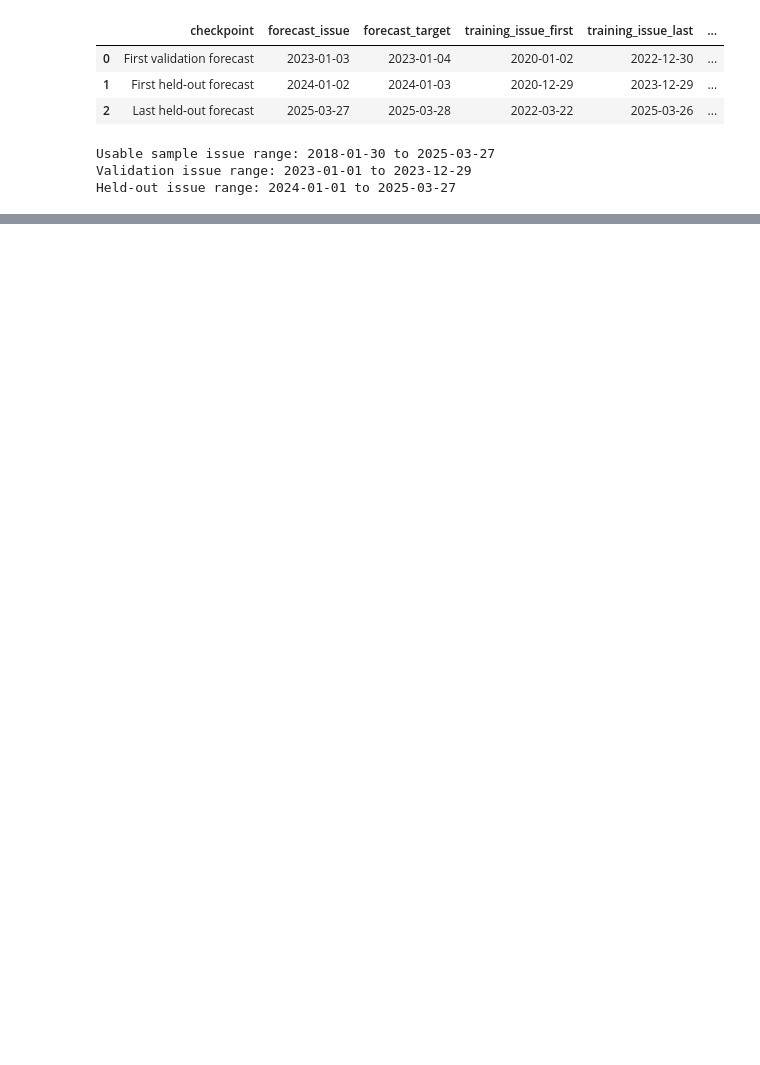
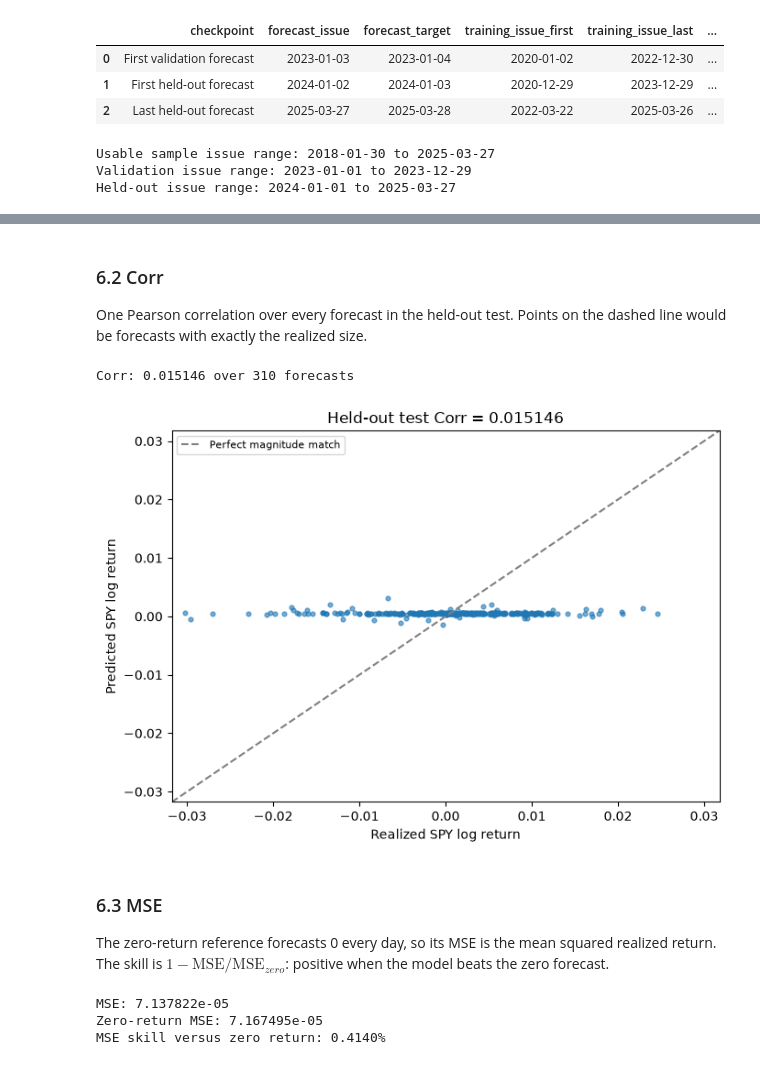
Before and after one commit to Hardy-Z/My_Trading_System, a Jupyter notebook: Signature_Price_Forecast/signature_price_forecast.ipynb, the cells around one changed output, grey strips where cells are left out. Saved outputs shown, nothing was run; the diff lists cells and outputs as text; code cells hidden in the pictures; blank space fills up the shorter version.

```diff
--- a/Signature_Price_Forecast/signature_price_forecast.ipynb
+++ b/Signature_Price_Forecast/signature_price_forecast.ipynb
@@ -343,0 +320,33 @@ SPY held-out test: model versus baselines
+# %% [markdown]
+### 6.2 Corr
+
+One Pearson correlation over every forecast in the held-out test. Points on the dashed line would be forecasts with exactly the realized size.
+# %%
+print(f"Corr: {row['corr']:.6f} over {int(row.n)} forecasts")
+fig, ax = plt.subplots(figsize=(7, 5))
+ax.scatter(test_frame.actual_return, test_frame.predicted_return, s=12, alpha=.6)
+bound = max(np.abs(test_frame.actual_return).max(), np.abs(test_frame.predicted_return).max())*1.05
+ax.plot([-bound, bound], [-bound, bound], '--', color='gray', label='Perfect magnitude match')
+ax.set(xlim=(-bound, bound), ylim=(-bound, bound),
+       xlabel='Realized SPY log return', ylabel='Predicted SPY log return',
+       title=f"Held-out test Corr = {row['corr']:.6f}")
+ax.legend(fontsize=8)
+fig.tight_layout()
+fig.savefig(OUTPUT / 'predicted_vs_realized.png', dpi=160)
+plt.show()
+# %% [output]
+Corr: 0.015146 over 310 forecasts
+[figure, added]
+# %% [markdown]
+### 6.3 MSE
+
+The zero-return reference forecasts 0 every day, so its MSE is the mean squared realized return. The skill is $1-\mathrm{MSE}/\mathrm{MSE}_{zero}$: positive when the model beats the zero forecast.
+# %%
+zero_return_mse = float(np.mean(test_frame.actual_return.to_numpy(float)**2))
+print(f'MSE: {row.mse:.6e}')
+print(f'Zero-return MSE: {zero_return_mse:.6e}')
+print(f'MSE skill versus zero return: {1 - row.mse/zero_return_mse:.4%}')
+# %% [output]
+MSE: 7.137822e-05
+Zero-return MSE: 7.167495e-05
+MSE skill versus zero return: 0.4140%
```
Also changed, not shown: parts of 29 cells of this notebook, 59 other files.
